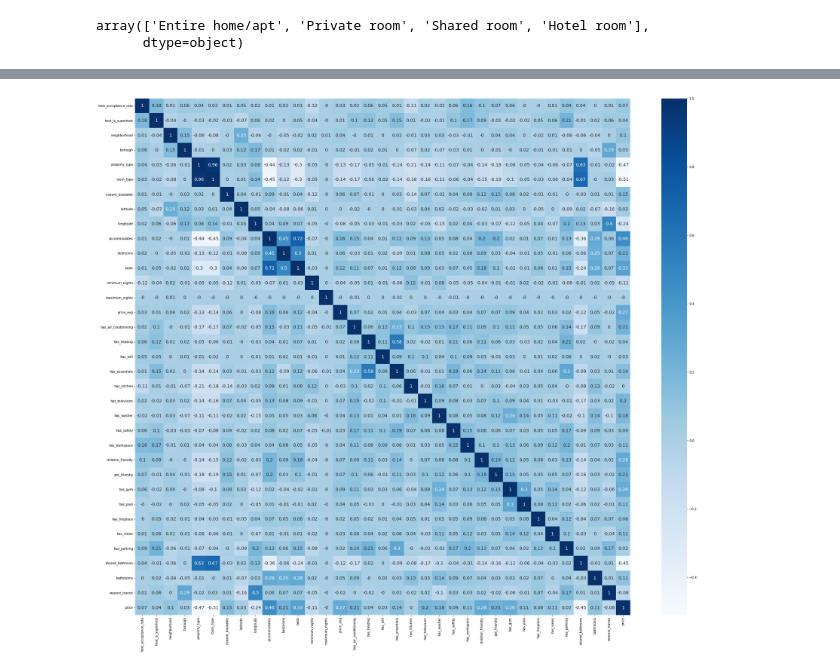
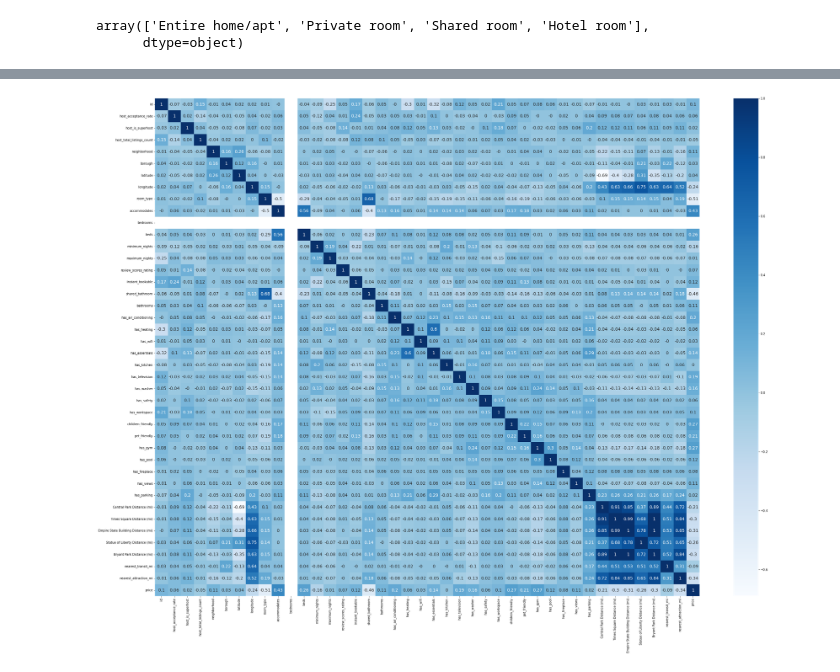
Before and after one commit to christina-hyman/Airbnb_Analysis_NYC, a Jupyter notebook: airbnb_analysis.ipynb, the cells around one changed output, grey strips where cells are left out. Saved outputs shown, nothing was run; the diff lists cells and outputs as text; code cells hidden in the pictures.

```diff
--- a/airbnb_analysis.ipynb
+++ b/airbnb_analysis.ipynb
@@ -961,0 +989,9 @@ memory usage: 1.2 MB
+# %%
+airbnb_df = df[['latitude', 'longitude']].copy()
+airbnb_df = airbnb_df.drop_duplicates(subset=['latitude', 'longitude'])
+
+# Convert latitude and longitude to radians for harvesine distances
+airbnb_df['lat_rad'] = airbnb_df['latitude'].apply(radians)
+airbnb_df['lon_rad'] = airbnb_df['longitude'].apply(radians)
+
+airbnb_df.info()
@@ -981,5 +1050,5 @@ airbnb_df['nearest_transit'] = pd.DataFrame(nearest_transit, columns=['nearest_t
 # %%
 # Merge airbnb_df with the df using the common columns 'latitude' and 'longitude'
 airbnb_df = airbnb_df.drop(columns=['index', 'lat_rad', 'lon_rad'])
-df_remove_outliers = pd.merge(df_remove_outliers, airbnb_df, how='left', on=['latitude', 'longitude'])
+df = pd.merge(df, airbnb_df, how='left', on=['latitude', 'longitude'])
 # %%
@@ -1051,0 +1102,9 @@ memory usage: 15.2 MB
+# %%
+le = LabelEncoder()
+
+object_cols = ['host_is_superhost', 'instant_bookable', 'neighborhood', 'borough', 'room_type']
+
+print('Label Encoder Transformation')
+for col in object_cols :
+    df[col] = le.fit_transform(df[col])
+    print(col,':',df[col].unique(),'=',le.inverse_transform(df[col].unique()))
@@ -1052,14 +1166,14 @@ memory usage: 15.2 MB
 # %%
 # Shift 'price' feature to the end of the DataFrame for correlation analysis
-col = df_prepared.pop('price')
-df_prepared.insert(34, col.name, col)
+col = df.pop('price')
+df.insert(43, col.name, col)
 # %%
-correlation_matrix = df_prepared.corr().round(2)
-plt.figure(figsize=(35, 30))
+correlation_matrix = df.corr().round(2)
+plt.figure(figsize=(40, 30))
 sns.heatmap(correlation_matrix, cmap='Blues', annot=True, annot_kws={'fontsize': 14})
 plt.show()
 # %% [output]
-[figure, old version]
+[figure, new version]
 # %%
 correlated_features=[]
 for col in correlation_matrix.columns:
```
Also changed, not shown: parts of 162 cells of this notebook.
